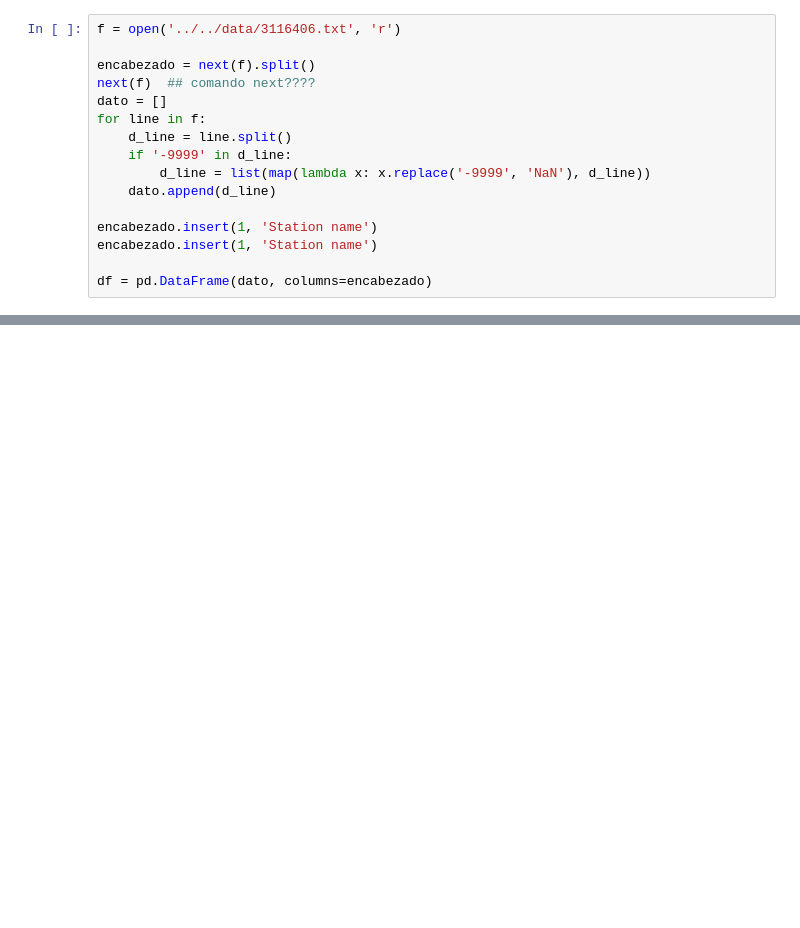
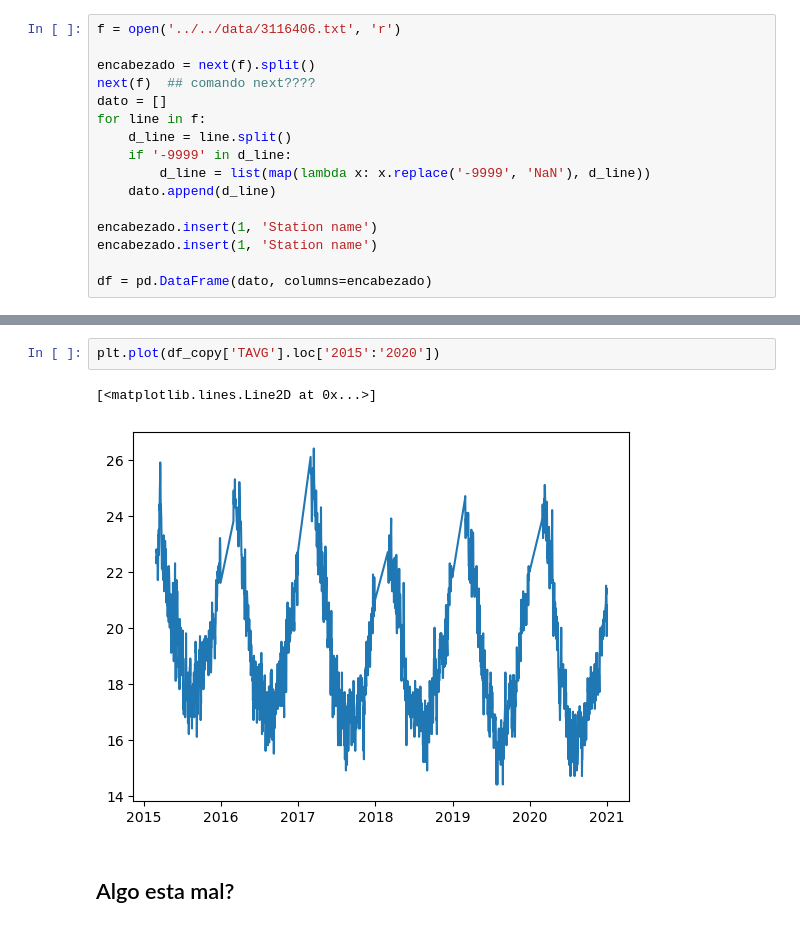
Before and after one commit to cryohydromettools/python_climatologia, a Jupyter notebook: book/dia3/03.Lectura_archivos_especiales.ipynb, the cells around one changed output, grey strips where cells are left out. Drawn from its saved outputs; the diff is of its cells as text; blank space fills up the shorter version.

```diff
--- a/book/dia3/03.Lectura_archivos_especiales.ipynb
+++ b/book/dia3/03.Lectura_archivos_especiales.ipynb
@@ -92,0 +202,7 @@ plt.plot(data, tmax)
+# %%
+plt.plot(df_copy['TAVG'].loc['2015':'2020'])
+# %% [output]
+[<matplotlib.lines.Line2D at 0x...>]
+[figure, added]
+# %% [markdown]
+## Algo esta mal?
```
Also changed, not shown: parts of 26 cells of this notebook, 2 other files.
